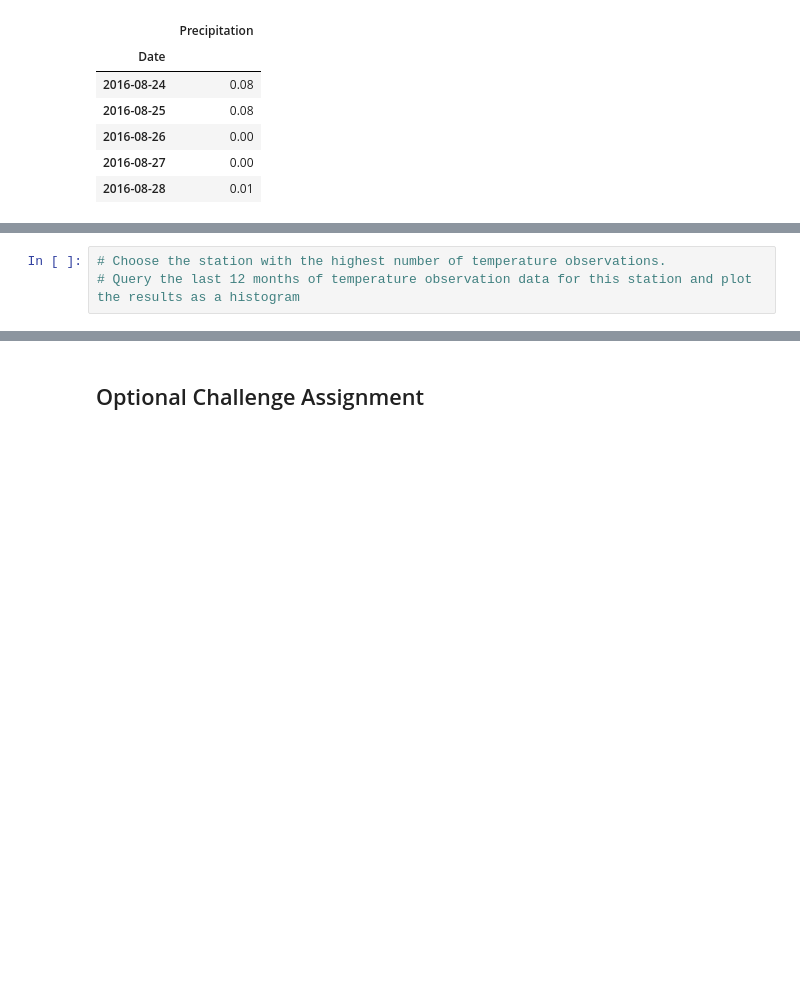
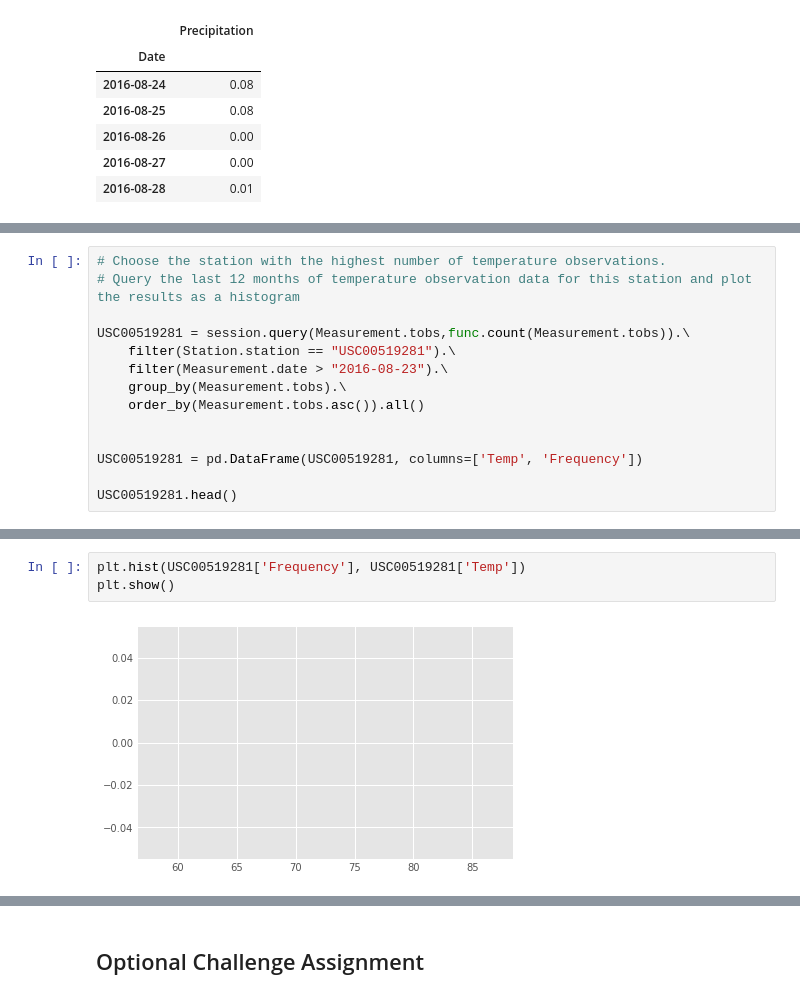
Before and after one commit to pmayA440/Climate_Analysis-Exploration_-_Climate_App, a Jupyter notebook: Project_Code.ipynb, the cells around one changed output, grey strips where cells are left out. Saved outputs shown, nothing was run; the diff lists cells and outputs as text; blank space fills up the shorter version.

```diff
--- a/Project_Code.ipynb
+++ b/Project_Code.ipynb
@@ -129,3 +191,14 @@ df.head()
 # %%
 # Choose the station with the highest number of temperature observations.
 # Query the last 12 months of temperature observation data for this station and plot the results as a histogram
+
+USC00519281 = session.query(Measurement.tobs,func.count(Measurement.tobs)).\
+    filter(Station.station == "USC00519281").\
+    filter(Measurement.date > "2016-08-23").\
+    group_by(Measurement.tobs).\
+    order_by(Measurement.tobs.asc()).all()
+
+
+USC00519281 = pd.DataFrame(USC00519281, columns=['Temp', 'Frequency'])
+
+USC00519281.head()
@@ -132,3 +212,8 @@ df.head()
+# %%
+plt.hist(USC00519281['Frequency'], USC00519281['Temp'])
+plt.show()
+# %% [output]
+[figure, added]
 # %% [markdown]
 ![precipitation](Images/station-histogram.png)
 # %%
```
Also changed, not shown: parts of 13 cells of this notebook.
